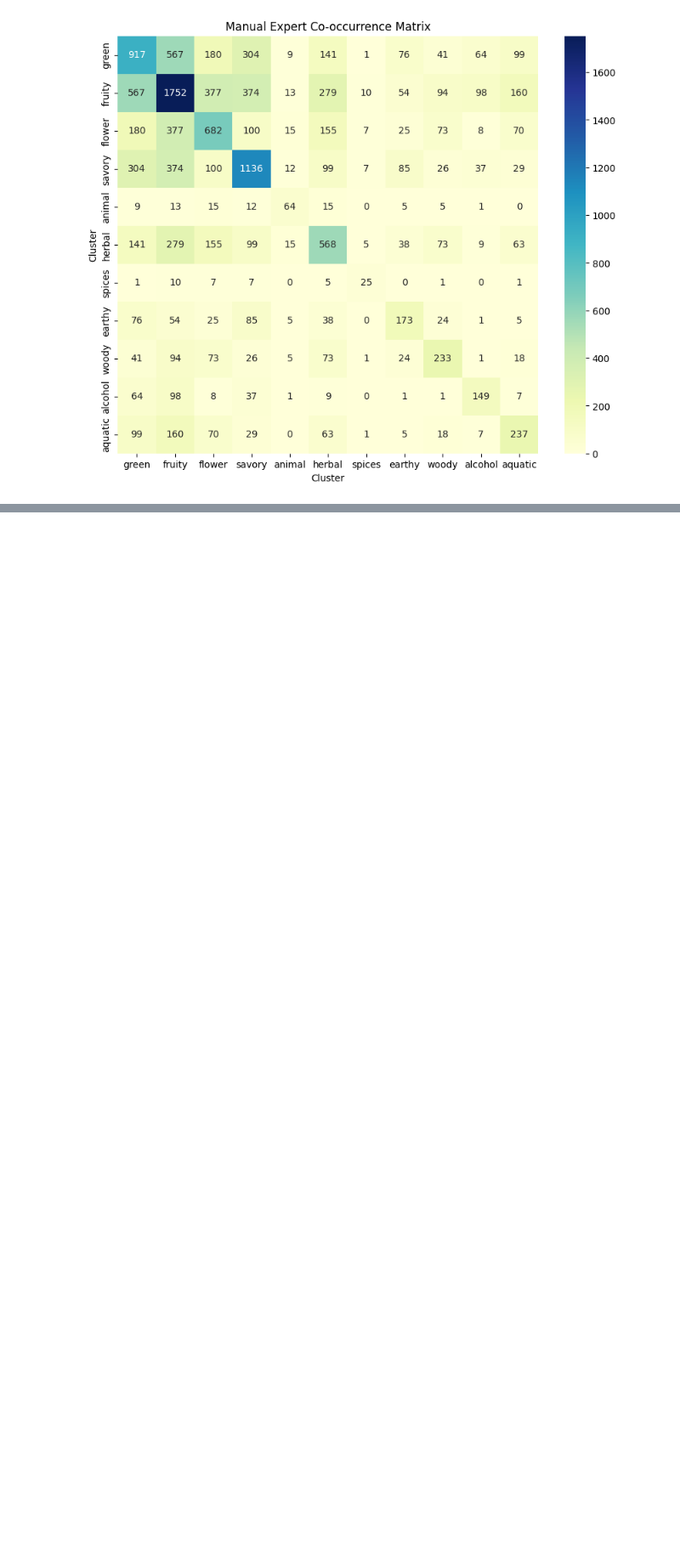
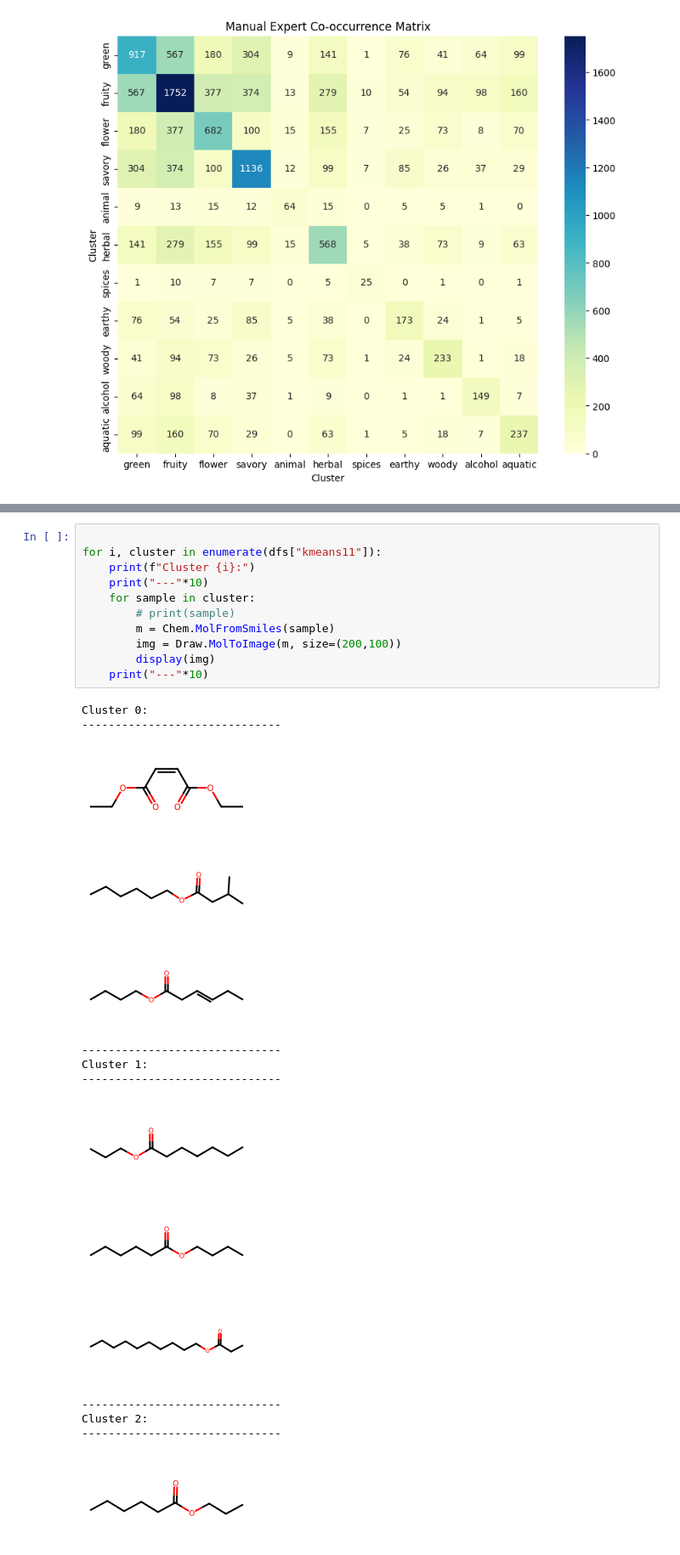
Before and after one commit to IOuadah/SML_Project, a Jupyter notebook: data_viz_clusters.ipynb, the cells around one changed output, grey strips where cells are left out. Shown at 85% size. Cells and saved outputs as stored; diff of their text form; blank space fills up the shorter version.

```diff
--- a/data_viz_clusters.ipynb
+++ b/data_viz_clusters.ipynb
@@ -128,0 +183,27 @@ plt.show()
+# %%
+
+for i, cluster in enumerate(dfs["kmeans11"]):
+    print(f"Cluster {i}:")
+    print("---"*10)
+    for sample in cluster:
+        # print(sample)
+        m = Chem.MolFromSmiles(sample)
+        img = Draw.MolToImage(m, size=(200,100))
+        display(img)
+    print("---"*10)
+# %% [output]
+Cluster 0:
+------------------------------
+[figure, added]
+[figure, added]
+[figure, added]
+------------------------------
+Cluster 1:
+------------------------------
+[figure, added]
+[figure, added]
+[figure, added]
+------------------------------
+Cluster 2:
+------------------------------
+[figure, added]
```
Also changed, not shown: parts of 13 cells of this notebook, 4 other files.
